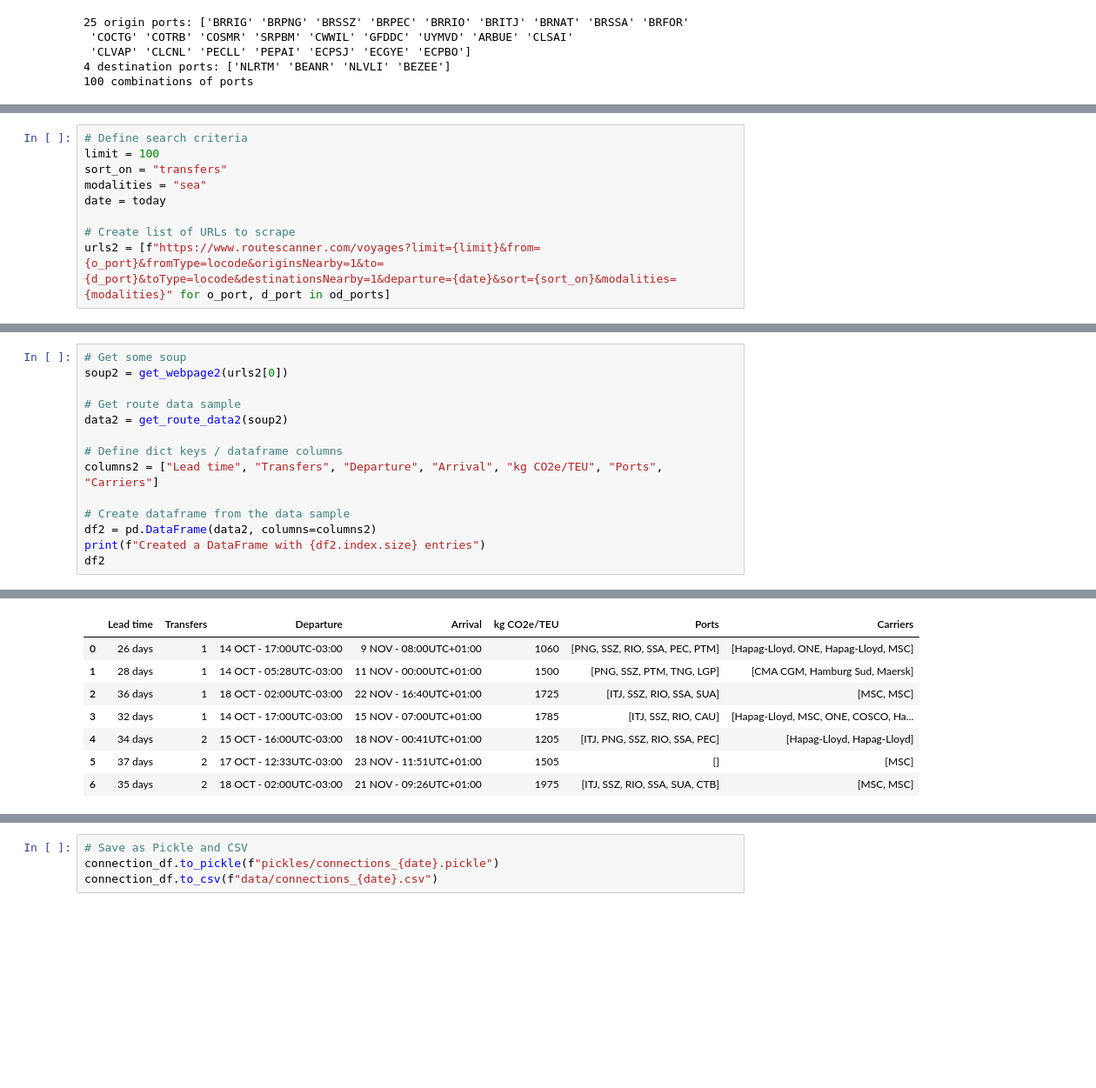
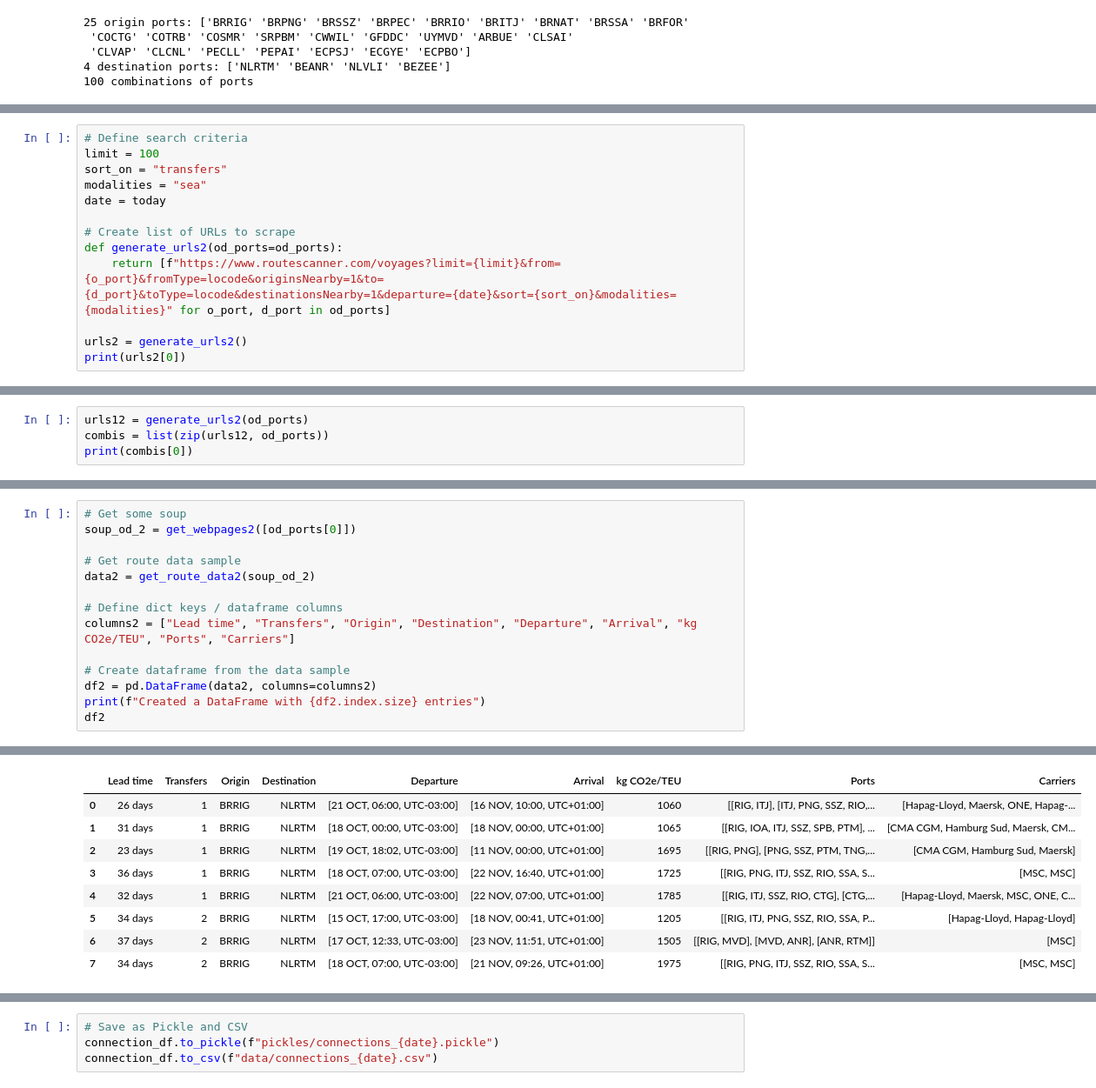
Before and after one commit to EwoutH/shipping-data, a Jupyter notebook: scraping_routescanner.ipynb, the cells around one changed output, grey strips where cells are left out. Shown at 87% size. Cells and saved outputs as stored; diff of their text form; blank space fills up the shorter version.

```diff
--- a/scraping_routescanner.ipynb
+++ b/scraping_routescanner.ipynb
@@ -237,4 +239,8 @@ modalities = "sea"
 date = today
 
 # Create list of URLs to scrape
-urls2 = [f"https://www.routescanner.com/voyages?limit={limit}&from={o_port}&fromType=locode&originsNearby=1&to={d_port}&toType=locode&destinationsNearby=1&departure={date}&sort={sort_on}&modalities={modalities}" for o_port, d_port in od_ports]
+def generate_urls2(od_ports=od_ports):
+    return [f"https://www.routescanner.com/voyages?limit={limit}&from={o_port}&fromType=locode&originsNearby=1&to={d_port}&toType=locode&destinationsNearby=1&departure={date}&sort={sort_on}&modalities={modalities}" for o_port, d_port in od_ports]
+
+urls2 = generate_urls2()
+print(urls2[0])
@@ -274,0 +297,4 @@ def get_webpage2(url, headless=False):
+# %%
+urls12 = generate_urls2(od_ports)
+combis = list(zip(urls12, od_ports))
+print(combis[0])
@@ -301,13 +416,13 @@ def get_route_data2(soup):
     return route_data
 # %%
 # Get some soup
-soup2 = get_webpage2(urls2[0])
+soup_od_2 = get_webpages2([od_ports[0]])
 
 # Get route data sample
-data2 = get_route_data2(soup2)
+data2 = get_route_data2(soup_od_2)
 
 # Define dict keys / dataframe columns
-columns2 = ["Lead time", "Transfers", "Departure", "Arrival", "kg CO2e/TEU", "Ports", "Carriers"]
+columns2 = ["Lead time", "Transfers", "Origin", "Destination", "Departure", "Arrival", "kg CO2e/TEU", "Ports", "Carriers"]
 
 # Create dataframe from the data sample
 df2 = pd.DataFrame(data2, columns=columns2)
@@ -318,11 +434,12 @@ Created a DataFrame with 7 entries
-|  | Lead time | Transfers | Departure | Arrival | kg CO2e/TEU | Ports | Carriers |
-| 0 | 26 days | 1 | 14 OCT - 17:00UTC-03:00 | 9 NOV - 08:00UTC+01:00 | 1060 | [PNG, SSZ, RIO, SSA, PEC, PTM] | [Hapag-Lloyd, ONE, Hapag-Lloyd, MSC] |
-| 1 | 28 days | 1 | 14 OCT - 05:28UTC-03:00 | 11 NOV - 00:00UTC+01:00 | 1500 | [PNG, SSZ, PTM, TNG, LGP] | [CMA CGM, Hamburg Sud, Maersk] |
-| 2 | 36 days | 1 | 18 OCT - 02:00UTC-03:00 | 22 NOV - 16:40UTC+01:00 | 1725 | [ITJ, SSZ, RIO, SSA, SUA] | [MSC, MSC] |
-| 3 | 32 days | 1 | 14 OCT - 17:00UTC-03:00 | 15 NOV - 07:00UTC+01:00 | 1785 | [ITJ, SSZ, RIO, CAU] | [Hapag-Lloyd, MSC, ONE, COSCO, Ha... |
-| 4 | 34 days | 2 | 15 OCT - 16:00UTC-03:00 | 18 NOV - 00:41UTC+01:00 | 1205 | [ITJ, PNG, SSZ, RIO, SSA, PEC] | [Hapag-Lloyd, Hapag-Lloyd] |
-| 5 | 37 days | 2 | 17 OCT - 12:33UTC-03:00 | 23 NOV - 11:51UTC+01:00 | 1505 | [] | [MSC] |
-| 6 | 35 days | 2 | 18 OCT - 02:00UTC-03:00 | 21 NOV - 09:26UTC+01:00 | 1975 | [ITJ, SSZ, RIO, SSA, SUA, CTB] | [MSC, MSC] |
+|  | Lead time | Transfers | Origin | Destination | Departure | Arrival | kg CO2e/TEU | Ports | Carriers |
+| 0 | 26 days | 1 | BRRIG | NLRTM | [21 OCT, 06:00, UTC-03:00] | [16 NOV, 10:00, UTC+01:00] | 1060 | [[RIG, ITJ], [ITJ, PNG, SSZ, RIO,... | [Hapag-Lloyd, Maersk, ONE, Hapag-... |
+| 1 | 31 days | 1 | BRRIG | NLRTM | [18 OCT, 00:00, UTC-03:00] | [18 NOV, 00:00, UTC+01:00] | 1065 | [[RIG, IOA, ITJ, SSZ, SPB, PTM], ... | [CMA CGM, Hamburg Sud, Maersk, CM... |
+| 2 | 23 days | 1 | BRRIG | NLRTM | [19 OCT, 18:02, UTC-03:00] | [11 NOV, 00:00, UTC+01:00] | 1695 | [[RIG, PNG], [PNG, SSZ, PTM, TNG,... | [CMA CGM, Hamburg Sud, Maersk] |
+| 3 | 36 days | 1 | BRRIG | NLRTM | [18 OCT, 07:00, UTC-03:00] | [22 NOV, 16:40, UTC+01:00] | 1725 | [[RIG, PNG, ITJ, SSZ, RIO, SSA, S... | [MSC, MSC] |
+| 4 | 32 days | 1 | BRRIG | NLRTM | [21 OCT, 06:00, UTC-03:00] | [22 NOV, 07:00, UTC+01:00] | 1785 | [[RIG, ITJ, SSZ, RIO, CTG], [CTG,... | [Hapag-Lloyd, Maersk, MSC, ONE, C... |
+| 5 | 34 days | 2 | BRRIG | NLRTM | [15 OCT, 17:00, UTC-03:00] | [18 NOV, 00:41, UTC+01:00] | 1205 | [[RIG, ITJ, PNG, SSZ, RIO, SSA, P... | [Hapag-Lloyd, Hapag-Lloyd] |
+| 6 | 37 days | 2 | BRRIG | NLRTM | [17 OCT, 12:33, UTC-03:00] | [23 NOV, 11:51, UTC+01:00] | 1505 | [[RIG, MVD], [MVD, ANR], [ANR, RTM]] | [MSC] |
+| 7 | 34 days | 2 | BRRIG | NLRTM | [18 OCT, 07:00, UTC-03:00] | [21 NOV, 09:26, UTC+01:00] | 1975 | [[RIG, PNG, ITJ, SSZ, RIO, SSA, S... | [MSC, MSC] |
 # %%
 # The data can be loaded from a pickle, so the script doesn't need to re-run every time.
 # Set use_pickl2 to False if you want to scrape all the data again.
```
Also changed, not shown: parts of 11 cells of this notebook.
